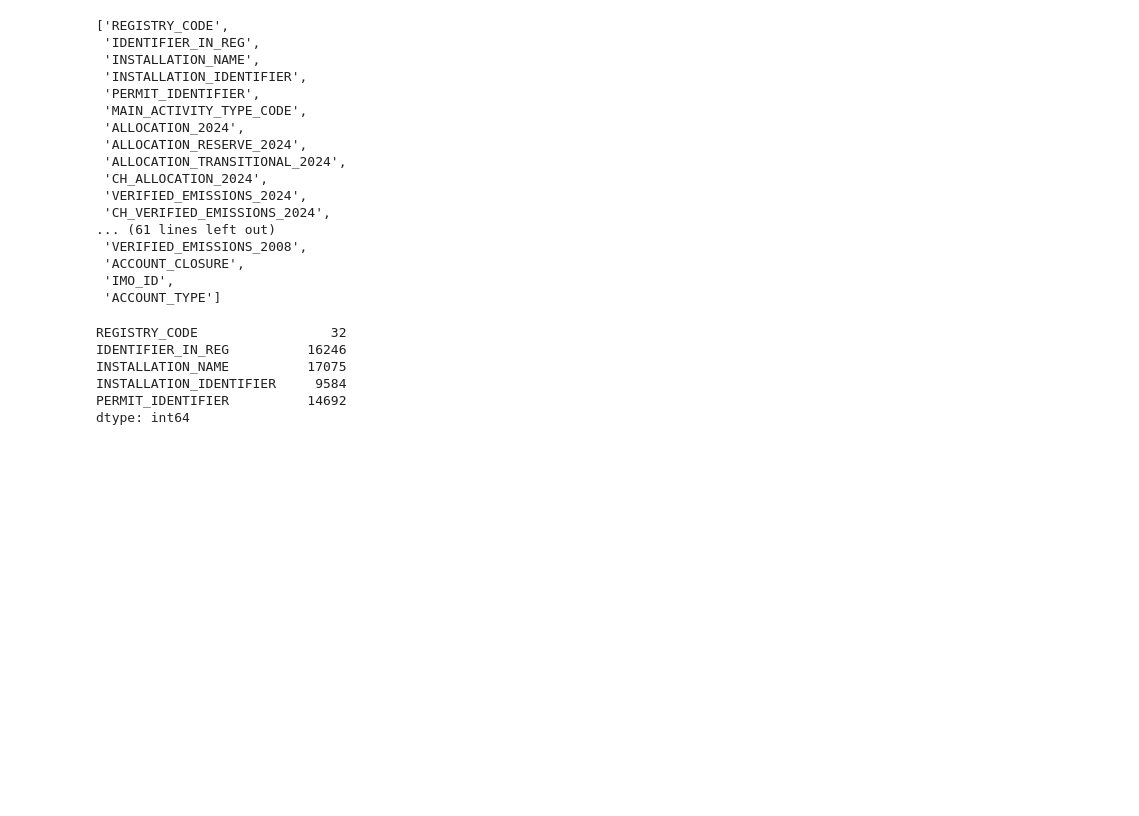
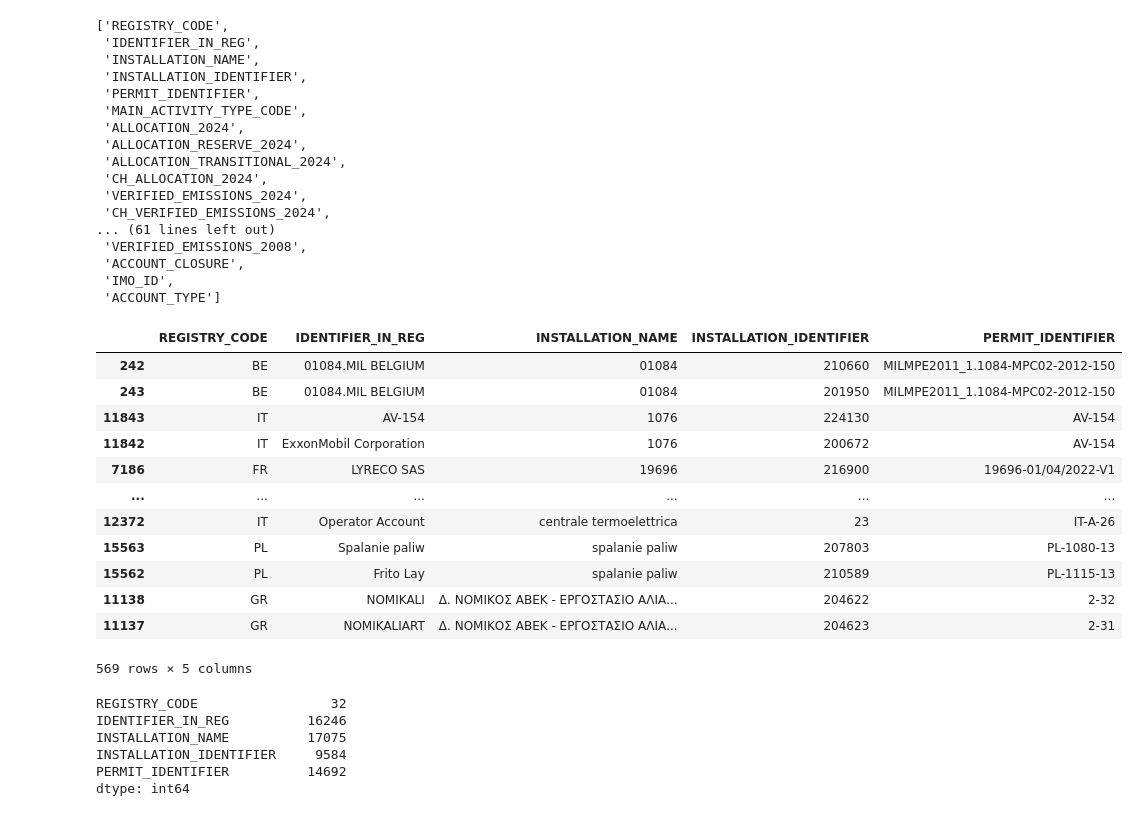
Before and after one commit to atr-tapia/ETS_repo, a Jupyter notebook: notebooks/union_registries_dfs.ipynb, the cells around one changed output. Saved outputs shown, nothing was run; the diff lists cells and outputs as text; code cells hidden in the pictures; blank space fills up the shorter version.

Commit message:
trying locate unique id for verified_emissions.xlsx

```diff
--- a/notebooks/union_registries_dfs.ipynb
+++ b/notebooks/union_registries_dfs.ipynb
@@ -260,5 +260,27 @@ df_vemiss = pd.read_excel(r"../data/raw/verified_emissions_2024_en.xlsx" , nrows
 # %%
 df_vemiss
+# %%
+df_ids = pd.read_excel(r"../data/raw/verified_emissions_2024_en.xlsx" , usecols=['REGISTRY_CODE',
+ 'IDENTIFIER_IN_REG',
+ 'INSTALLATION_NAME',
+ 'INSTALLATION_IDENTIFIER',
+ 'PERMIT_IDENTIFIER'], header=20)
+# %%
+df_ids[df_ids['INSTALLATION_NAME'].duplicated(keep=False)].sort_values('INSTALLATION_NAME')
+# %% [output]
+|  | REGISTRY_CODE | IDENTIFIER_IN_REG | INSTALLATION_NAME | INSTALLATION_IDENTIFIER | PERMIT_IDENTIFIER |
+| 242 | BE | 01084.MIL BELGIUM | 01084 | 210660 | MILMPE2011_1.1084-MPC02-2012-150 |
+| 243 | BE | 01084.MIL BELGIUM | 01084 | 201950 | MILMPE2011_1.1084-MPC02-2012-150 |
+| 11843 | IT | AV-154 | 1076 | 224130 | AV-154 |
+| 11842 | IT | ExxonMobil Corporation | 1076 | 200672 | AV-154 |
+| 7186 | FR | LYRECO SAS | 19696 | 216900 | 19696-01/04/2022-V1 |
+| ... | ... | ... | ... | ... | ... |
+| 12372 | IT | Operator Account | centrale termoelettrica | 23 | IT-A-26 |
+| 15563 | PL | Spalanie paliw | spalanie paliw | 207803 | PL-1080-13 |
+| 15562 | PL | Frito Lay | spalanie paliw | 210589 | PL-1115-13 |
+| 11138 | GR | NOMIKALI | Δ. ΝΟΜΙΚΟΣ ΑΒΕΚ - ΕΡΓΟΣΤΑΣΙΟ ΑΛΙΑ... | 204622 | 2-32 |
+| 11137 | GR | NOMIKALIART | Δ. ΝΟΜΙΚΟΣ ΑΒΕΚ - ΕΡΓΟΣΤΑΣΙΟ ΑΛΙΑ... | 204623 | 2-31 |
+569 rows × 5 columns
 # %%
 pd.read_excel(r"../data/raw/verified_emissions_2024_en.xlsx" , usecols=['REGISTRY_CODE',
  'IDENTIFIER_IN_REG',
```
Also changed, not shown: parts of 1 cell of this notebook.
